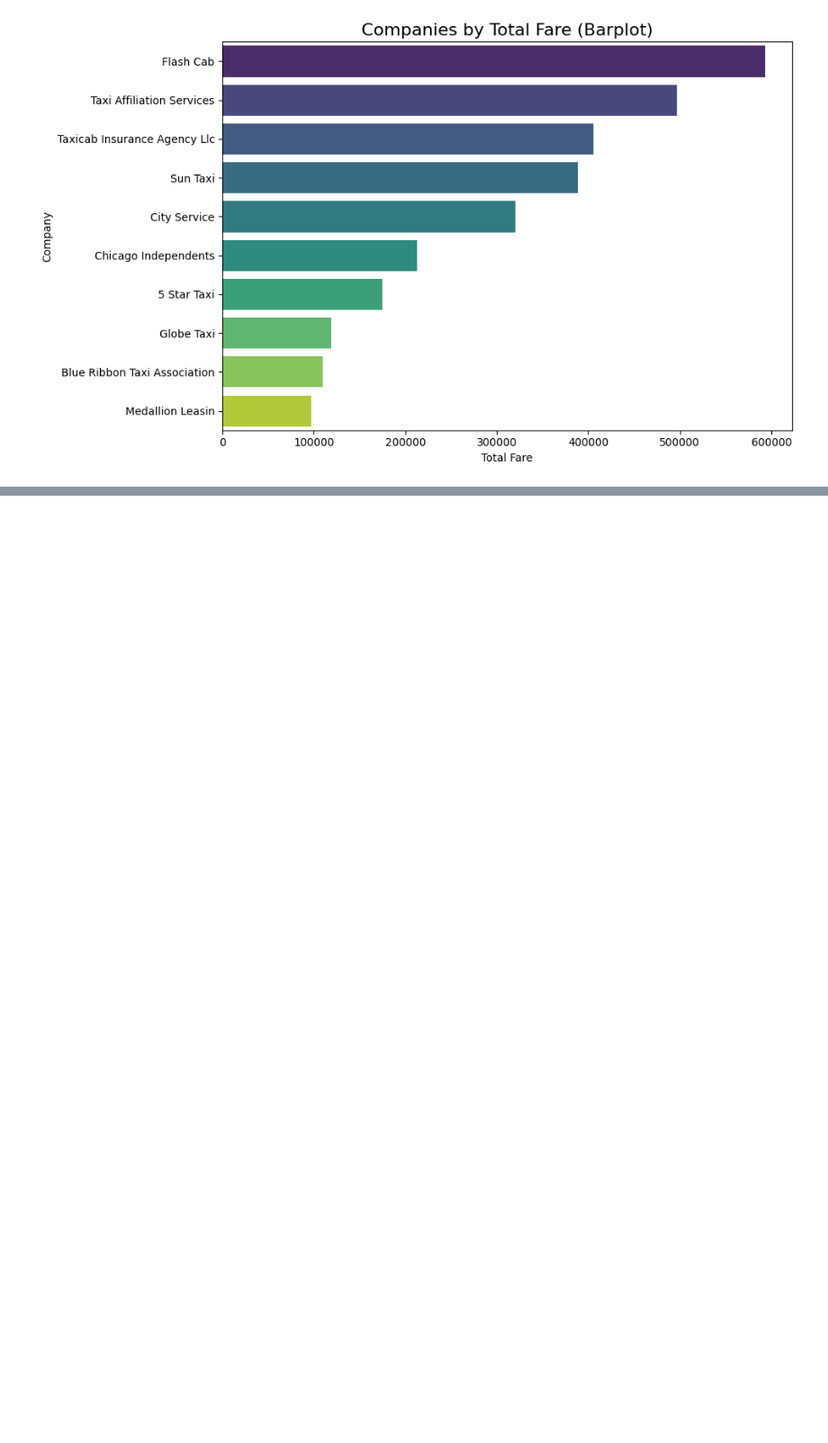
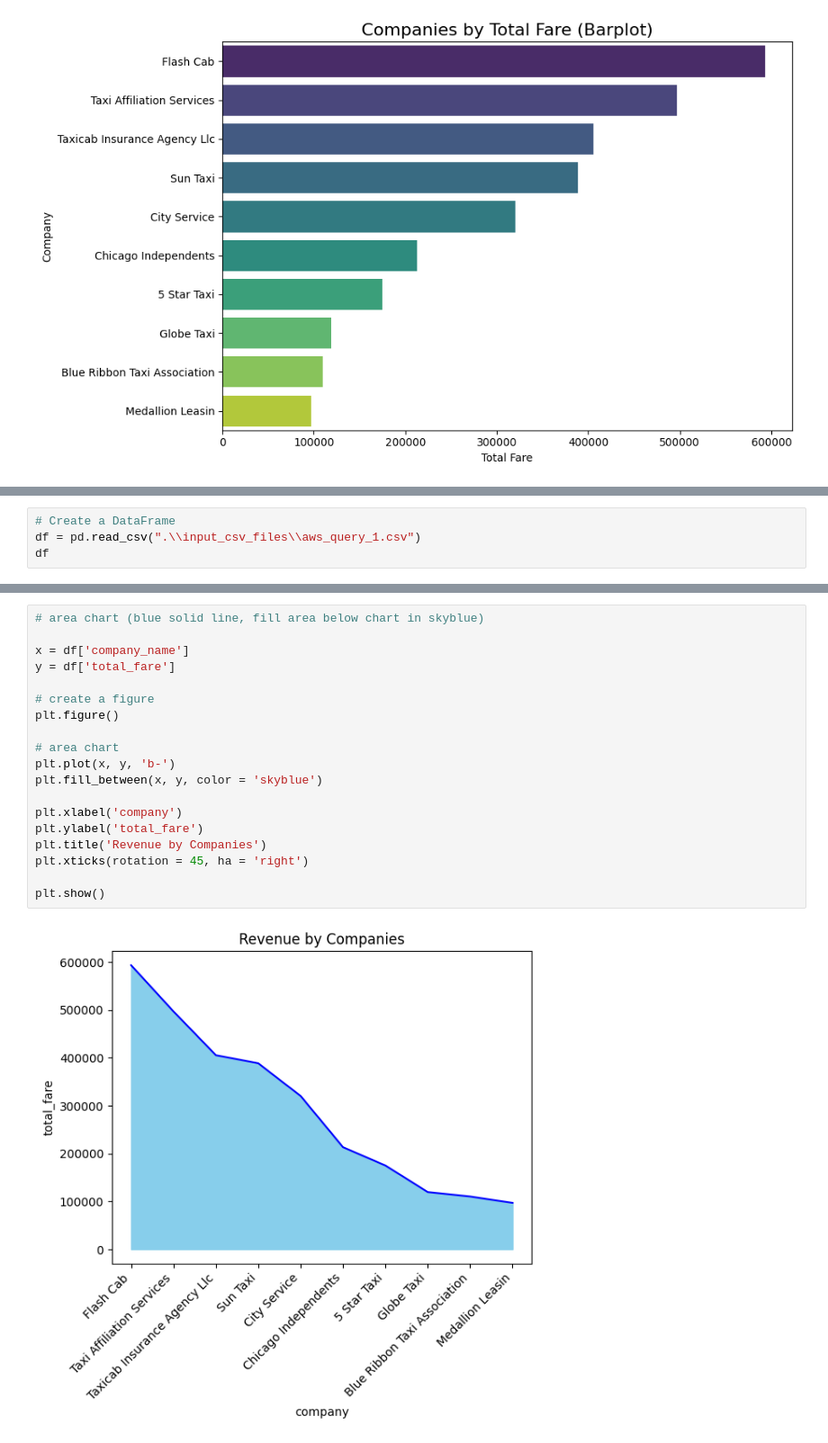
Before and after one commit to ZitaHerczeg/cubix_data_engineering_homework4, a Jupyter notebook: local_visualization.ipynb, the cells around one changed output, grey strips where cells are left out. Shown at 90% size. Drawn from its saved outputs; the diff is of its cells as text; blank space fills up the shorter version.

```diff
--- a/local_visualization.ipynb
+++ b/local_visualization.ipynb
@@ -281,0 +292,4 @@ wcwidth            0.2.13
+# %%
+# Create a DataFrame
+df = pd.read_csv(".\\input_csv_files\\aws_query_1.csv")
+df
@@ -281,0 +308,21 @@ wcwidth            0.2.13
+# %%
+# area chart (blue solid line, fill area below chart in skyblue)
+
+x = df['company_name']
+y = df['total_fare']
+
+# create a figure
+plt.figure()
+
+# area chart
+plt.plot(x, y, 'b-')
+plt.fill_between(x, y, color = 'skyblue')
+
+plt.xlabel('company')
+plt.ylabel('total_fare')
+plt.title('Revenue by Companies')
+plt.xticks(rotation = 45, ha = 'right')
+
+plt.show()
+# %% [output]
+[figure, added]
```
Also changed, not shown: parts of 16 cells of this notebook, 9 other files.
